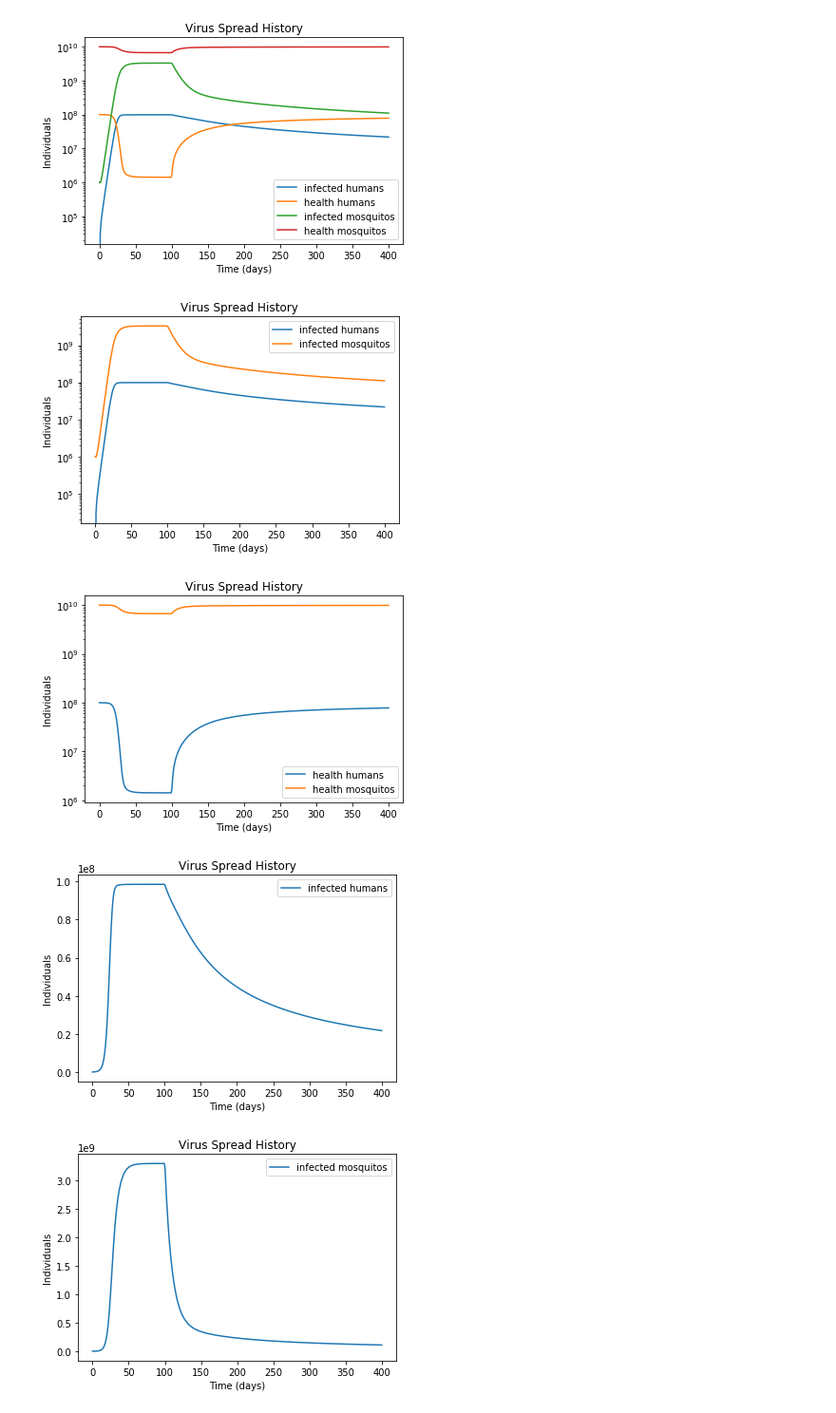
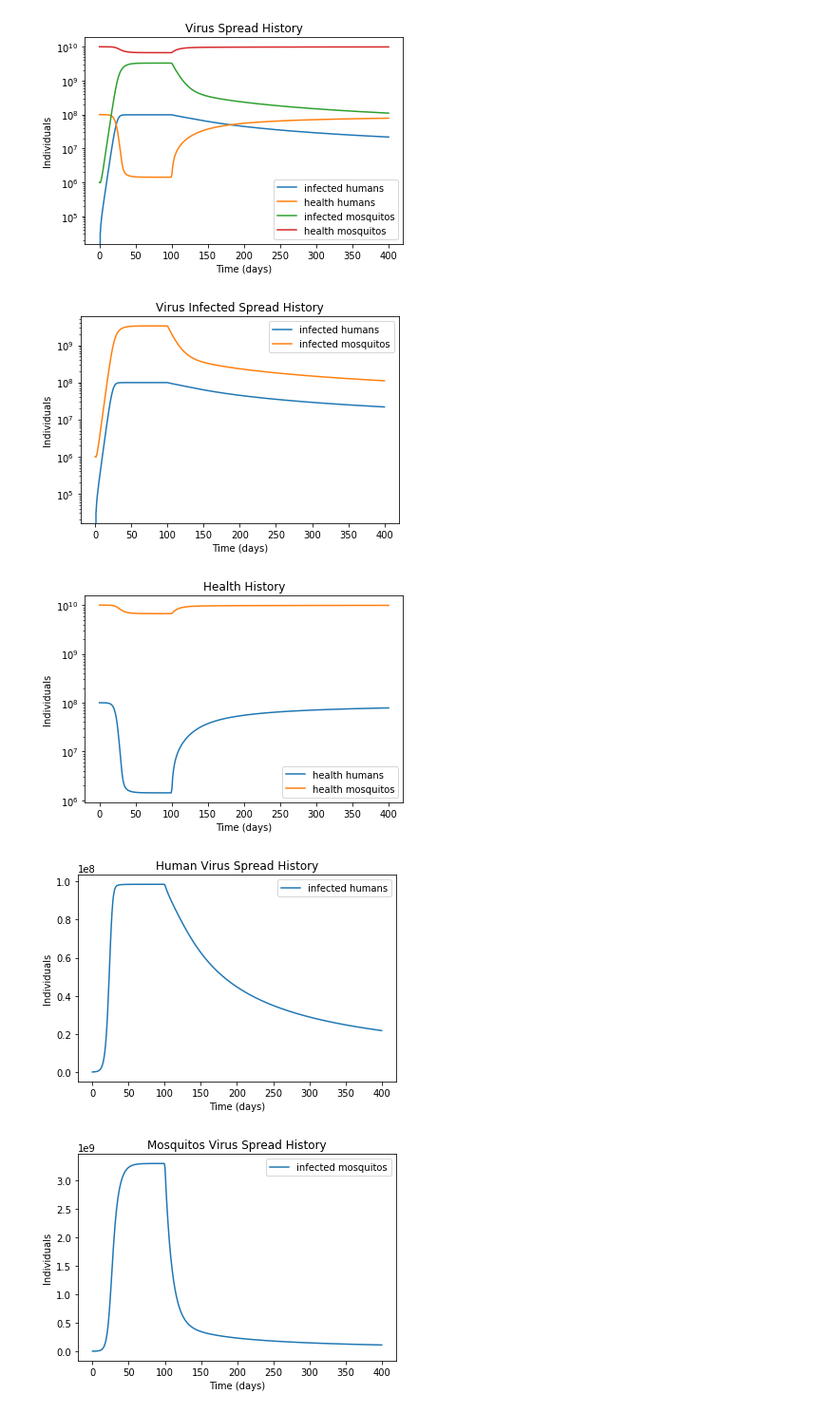
Before and after one commit to lookee/seir-model, a Jupyter notebook: malaria_model.ipynb, the cells around one changed output. Shown at 95% size. Cells and saved outputs as stored; diff of their text form; code cells hidden in the pictures.

```diff
--- a/malaria_model.ipynb
+++ b/malaria_model.ipynb
@@ -101,52 +101,52 @@ plt.show()
 
 plt.semilogy(t,infected_humans, label='infected humans')
 plt.semilogy(t,infected_mosquitoes, label='infected mosquitos')
-plt.title("Virus Spread History")
+plt.title("Virus Infected Spread History")
 plt.xlabel("Time (days)")
 plt.ylabel("Individuals")
 plt.legend()
 plt.show()
 # %% [output]
-[figure, old version]
+[figure, new version]
 # %%
 ###################################
 # HEALTH HISTORY
 ###################################
 plt.semilogy(t,total_humans - infected_humans, label='health humans')
 plt.semilogy(t,total_mosquitoes - infected_mosquitoes, label='health mosquitos')
-plt.title("Virus Spread History")
+plt.title("Health History")
 plt.xlabel("Time (days)")
 plt.ylabel("Individuals")
 plt.legend()
 plt.show()
 # %% [output]
-[figure, old version]
+[figure, new version]
 # %%
 ###################################
 # HUMAN VIRUS SPREAD HISTORY
 ###################################
 
 plt.plot(t,infected_humans, label='infected humans')
-plt.title("Virus Spread History")
+plt.title("Human Virus Spread History")
 plt.xlabel("Time (days)")
 plt.ylabel("Individuals")
 plt.legend()
 plt.show()
 # %% [output]
-[figure, old version]
+[figure, new version]
 # %%
 ###################################
 # MOSQUITOES VIRUS SPREAD HISTORY
 ###################################
 
 plt.plot(t,infected_mosquitoes, label='infected mosquitos')
-plt.title("Virus Spread History")
+plt.title("Mosquitos Virus Spread History")
 plt.xlabel("Time (days)")
 plt.ylabel("Individuals")
 plt.legend()
 plt.show()
 # %% [output]
-[figure, old version]
+[figure, new version]
 # %%
 ##############################################################################
 #    Copyright (C) 2020 Luca Amore <luca.amore at gmail.com>
```
Also changed, not shown: parts of 1 cell of this notebook.
